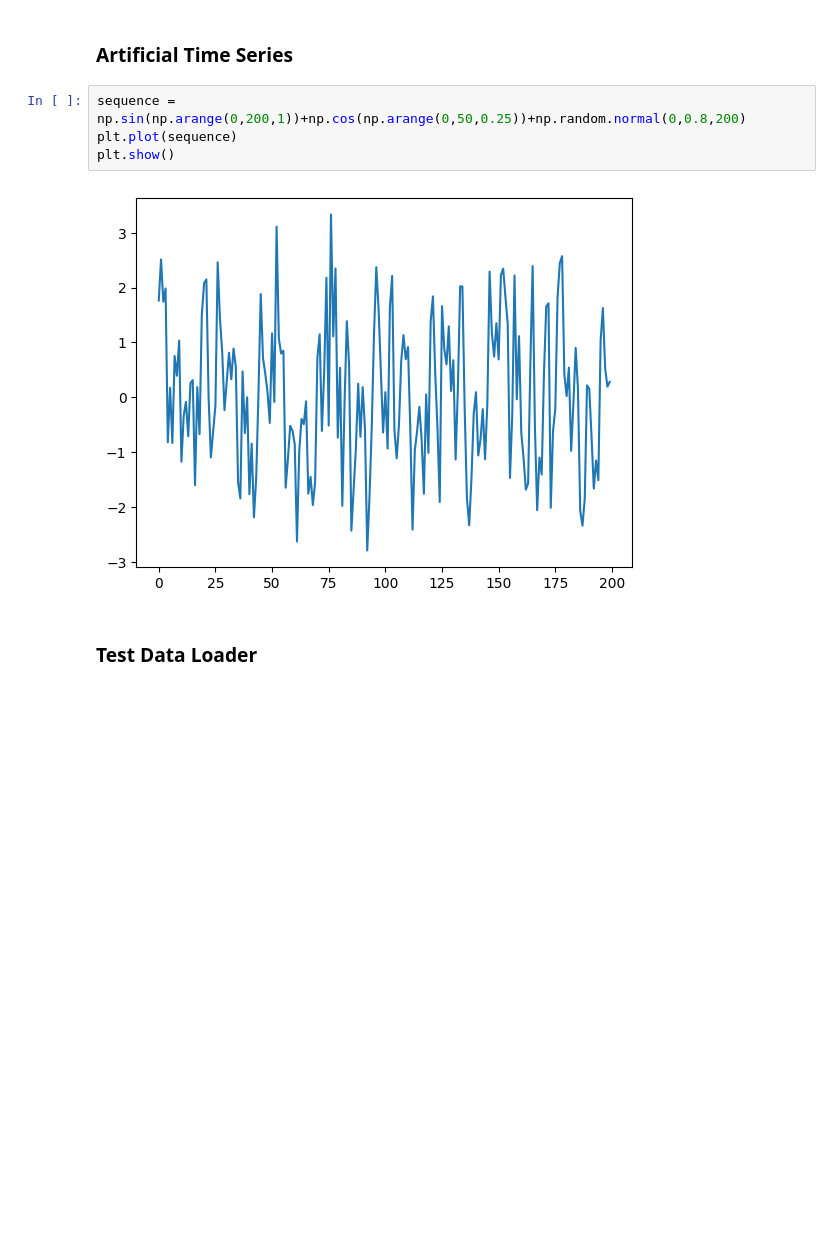
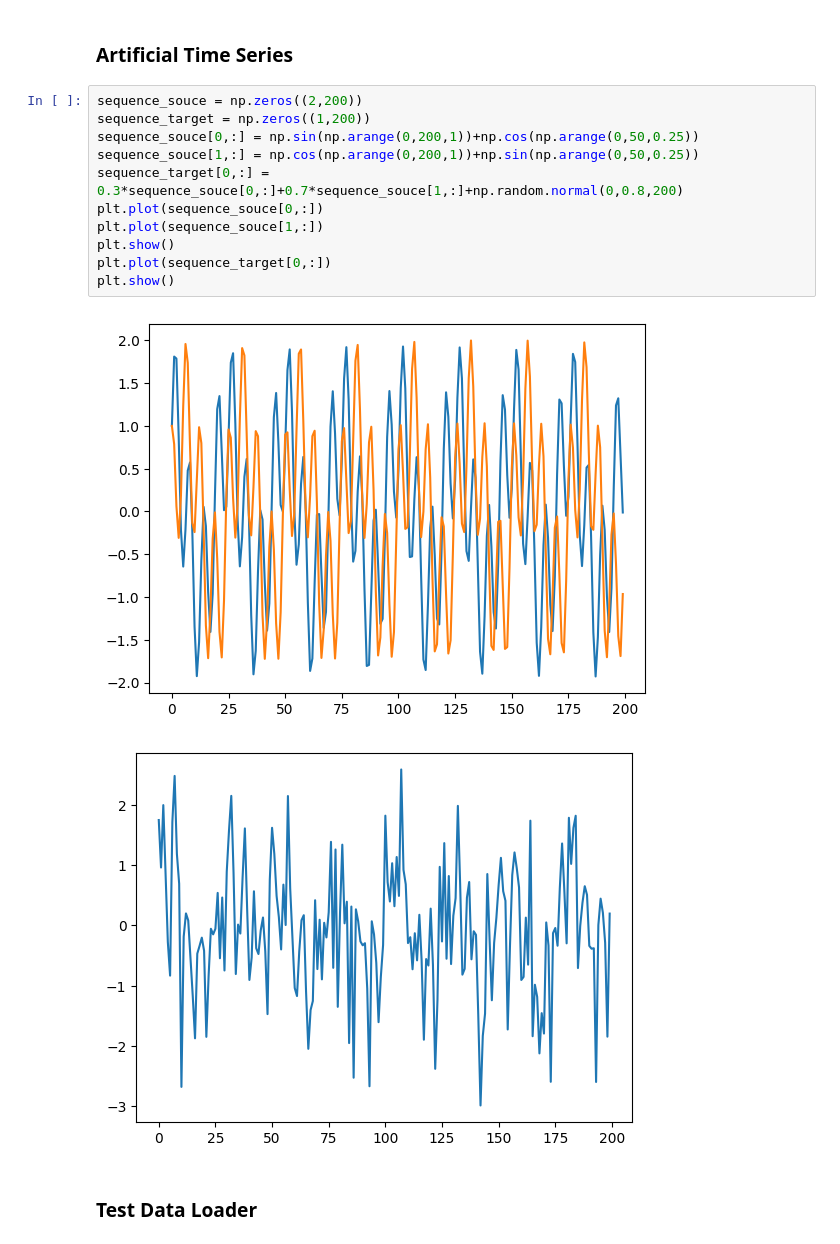
Before and after one commit to pvst1907/Extended_Spacetimeformer, a Jupyter notebook: sandbox.ipynb, the cells around one changed output. Saved outputs shown, nothing was run; the diff lists cells and outputs as text; blank space fills up the shorter version.

```diff
--- a/sandbox.ipynb
+++ b/sandbox.ipynb
@@ -8,11 +8,19 @@ from transformer import Transformer
 # %% [markdown]
 ### Artificial Time Series
 # %%
-sequence = np.sin(np.arange(0,200,1))+np.cos(np.arange(0,50,0.25))+np.random.normal(0,0.8,200)
-plt.plot(sequence)
+sequence_souce = np.zeros((2,200))
+sequence_target = np.zeros((1,200))
+sequence_souce[0,:] = np.sin(np.arange(0,200,1))+np.cos(np.arange(0,50,0.25))
+sequence_souce[1,:] = np.cos(np.arange(0,200,1))+np.sin(np.arange(0,50,0.25))
+sequence_target[0,:] = 0.3*sequence_souce[0,:]+0.7*sequence_souce[1,:]+np.random.normal(0,0.8,200)
+plt.plot(sequence_souce[0,:])
+plt.plot(sequence_souce[1,:])
 plt.show()
+plt.plot(sequence_target[0,:])
+plt.show()
 # %% [output]
-[figure, old version]
+[figure, new version]
+[figure, added]
 # %% [markdown]
 ### Test Data Loader
 # %%
```
Also changed, not shown: parts of 10 cells of this notebook, 7 other files.
